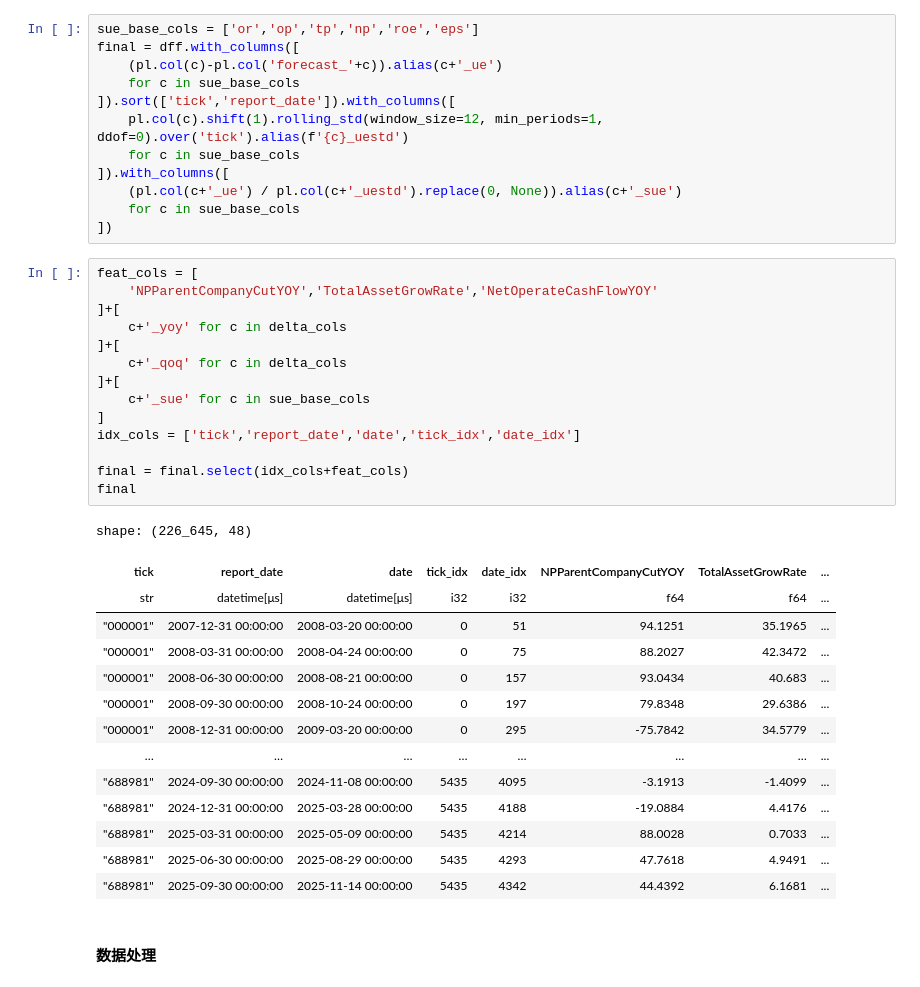
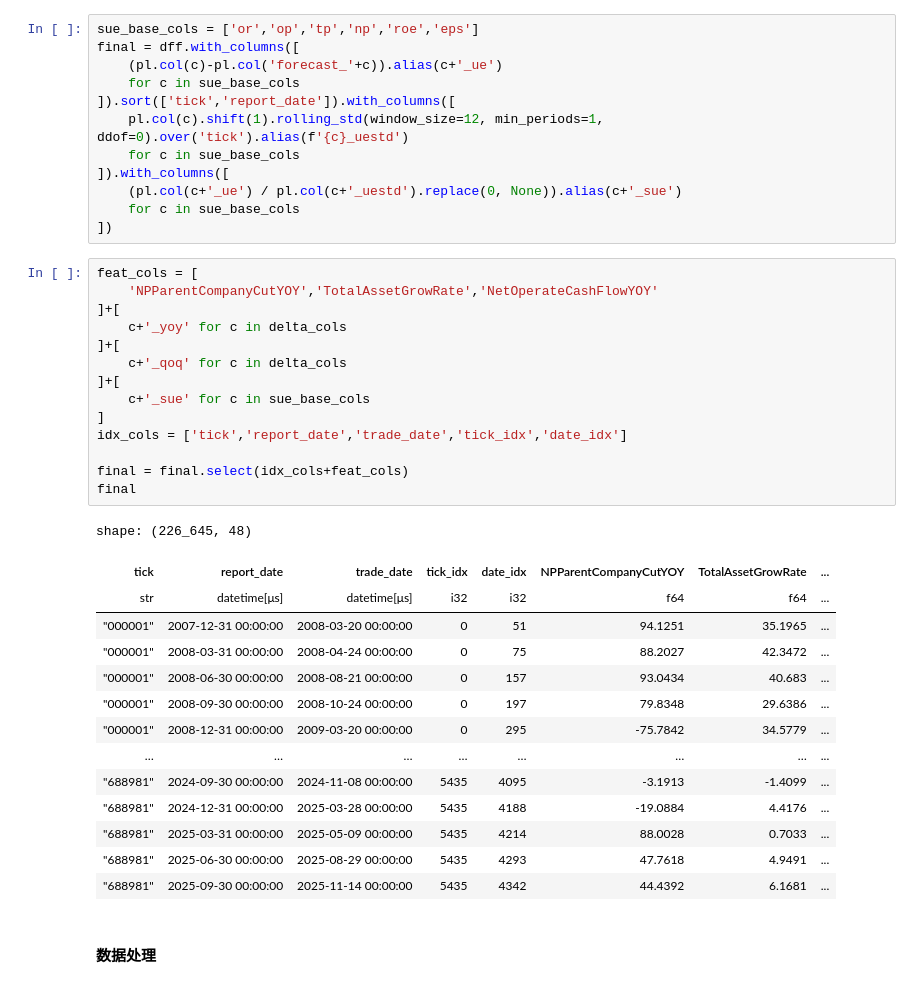
Before and after one commit to Xujy424/end2end, a Jupyter notebook: 1_get_data/model_specific/ered.ipynb, the cells around one changed output. Saved outputs shown, nothing was run; the diff lists cells and outputs as text.

```diff
--- a/1_get_data/model_specific/ered.ipynb
+++ b/1_get_data/model_specific/ered.ipynb
@@ -457,20 +457,20 @@ final = dff.with_columns([
 # %%
 feat_cols = [
     'NPParentCompanyCutYOY','TotalAssetGrowRate','NetOperateCashFlowYOY'
 ]+[
     c+'_yoy' for c in delta_cols
 ]+[
     c+'_qoq' for c in delta_cols
 ]+[
     c+'_sue' for c in sue_base_cols
 ]
-idx_cols = ['tick','report_date','date','tick_idx','date_idx']
+idx_cols = ['tick','report_date','trade_date','tick_idx','date_idx']
 
 final = final.select(idx_cols+feat_cols)
 final
 # %% [output]
 shape: (226_645, 48)
-| tick | report_date | date | tick_idx | date_idx | NPParentCompanyCutYOY | TotalAssetGrowRate | ... |
+| tick | report_date | trade_date | tick_idx | date_idx | NPParentCompanyCutYOY | TotalAssetGrowRate | ... |
 | str | datetime[μs] | datetime[μs] | i32 | i32 | f64 | f64 | ... |
 | "000001" | 2007-12-31 00:00:00 | 2008-03-20 00:00:00 | 0 | 51 | 94.1251 | 35.1965 | ... |
 | "000001" | 2008-03-31 00:00:00 | 2008-04-24 00:00:00 | 0 | 75 | 88.2027 | 42.3472 | ... |
```
Also changed, not shown: parts of 6 cells of this notebook, 2 other files.
